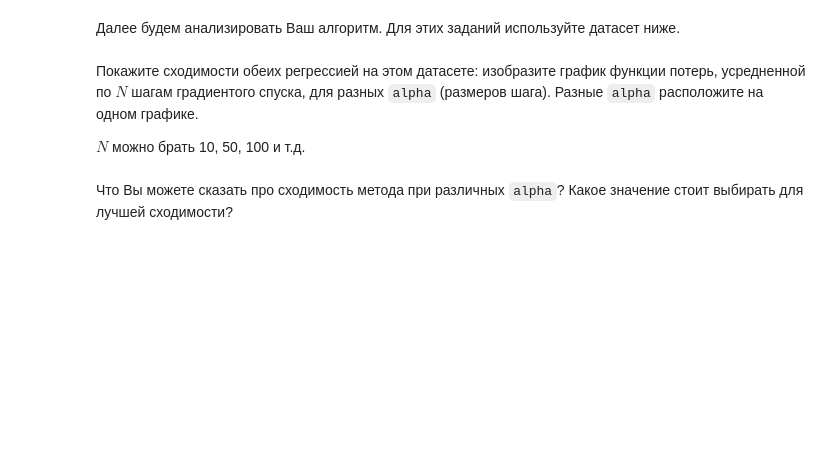
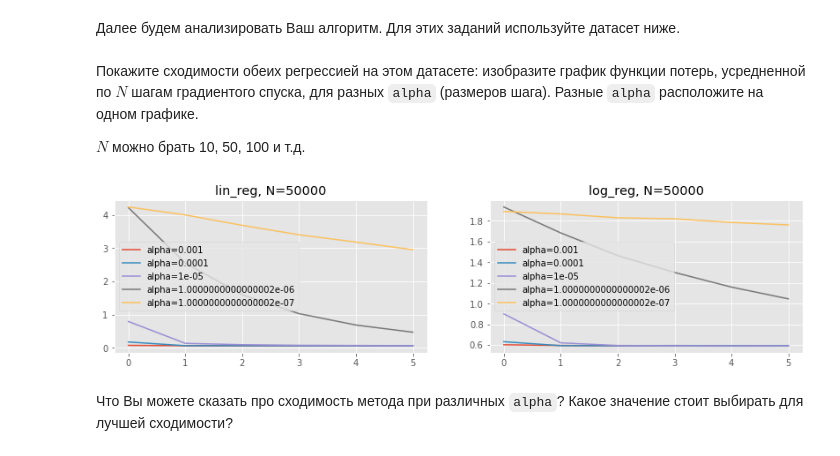
Before and after one commit to Irek21/TechnoSphere, a Jupyter notebook: hw2/kamalov_hw2.ipynb, the cells around one changed output. Cells and saved outputs as stored; diff of their text form; code cells hidden in the pictures; blank space fills up the shorter version.

```diff
--- a/hw2/kamalov_hw2.ipynb
+++ b/hw2/kamalov_hw2.ipynb
@@ -358,3 +379,31 @@ $N$ можно брать 10, 50, 100 и т.д.
+# %%
+# N = np.array([10, 50, 100, 200])
+N=50000
+
+alpha = 0.001
+fig = plt.figure(figsize=(14, 7))
+ax1 = fig.add_subplot(222)
+plt.title('log_reg, N=50000') #1
+for i in range(5):
+    Clf = MySGDClassifier(batch_generator=batch_generator, batch_size=10000, C=1, alpha=alpha, max_epoch=3, model_type='log_reg') #3
+    Clf.fit(X, y)
+    loss_means = np.mean(np.array(Clf.errors_log['loss']).reshape(-1, N), axis=1)
+    ax1.plot(np.arange(len(loss_means)), loss_means, label='alpha={}'.format(alpha))
+    ax1.legend()
+    alpha /= 10
+
+alpha = 0.001
+ax2 = fig.add_subplot(221)
+plt.title('lin_reg, N=50000') #2
+for i in range(5):
+    Clf = MySGDClassifier(batch_generator=batch_generator, batch_size=10000, C=1, alpha=alpha, max_epoch=3, model_type='lin_reg') #4
+    Clf.fit(X, y)
+    loss_means = np.mean(np.array(Clf.errors_log['loss']).reshape(-1, N), axis=1)
+    ax2.plot(np.arange(len(loss_means)), loss_means, label='alpha={}'.format(alpha))
+    ax2.legend()
+    alpha /= 10
+# %% [output]
+[figure, added]
 # %% [markdown]
 Что Вы можете сказать про сходимость метода при различных `alpha`? Какое значение стоит выбирать для лучшей сходимости?
 # %% [markdown]
```
Also changed, not shown: parts of 8 cells of this notebook.
